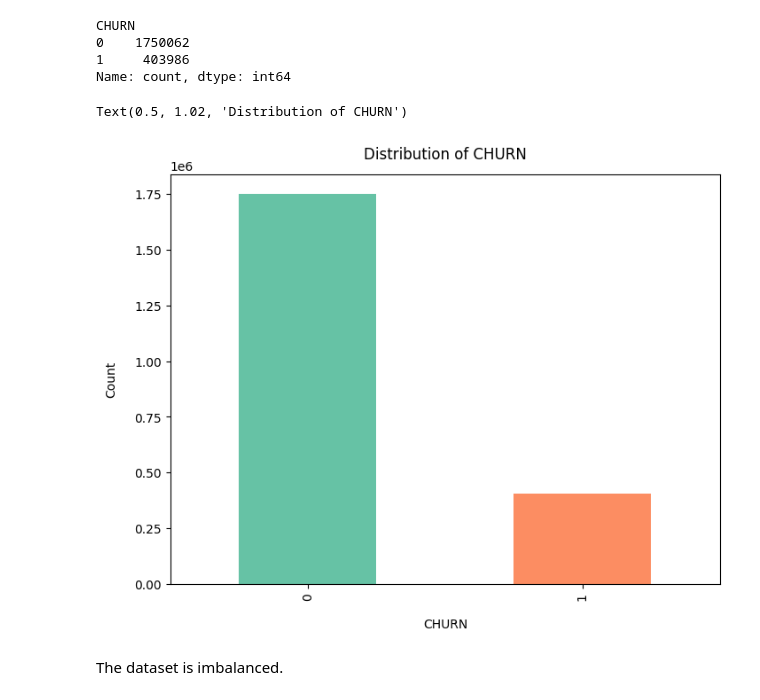
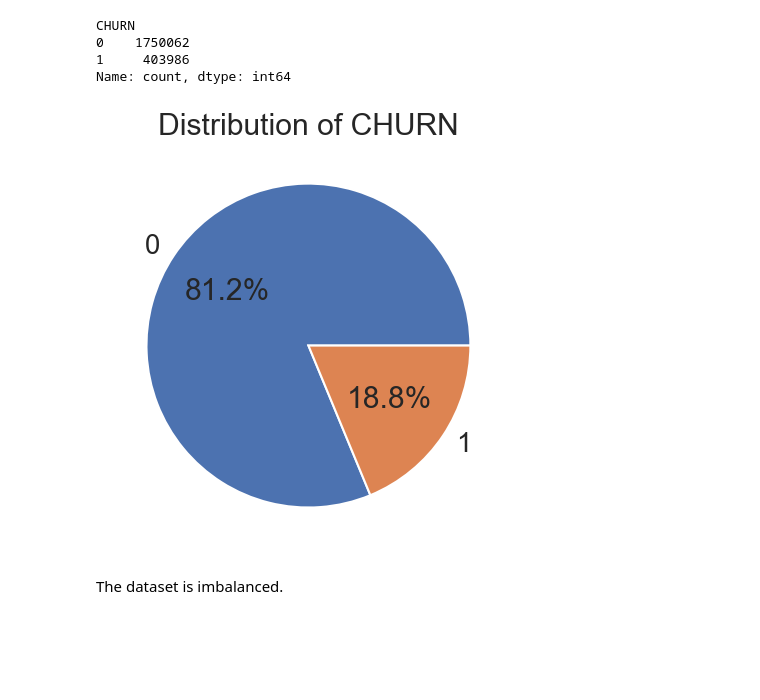
Before and after one commit to theraSara/AI7101-Project, a Jupyter notebook: notebooks/01_data-exploraton.ipynb, the cells around one changed output. Saved outputs shown, nothing was run; the diff lists cells and outputs as text; code cells hidden in the pictures; blank space fills up the shorter version.

```diff
--- a/notebooks/01_data-exploraton.ipynb
+++ b/notebooks/01_data-exploraton.ipynb
@@ -26,3 +25,5 @@ set_plot_theme(palette="Set2")
+# %%
+colors = set_plot_theme()
 # %%
 DATA_PATH = "../data/Train.csv"
 TARGET = "CHURN"
@@ -160,10 +161,9 @@ CHURN
 1     403986
 Name: count, dtype: int64
 # %%
-plot_distribution(df, TARGET)
+plot_distribution(df, TARGET, use_pie=True, colors=colors)
 # %% [output]
-Text(0.5, 1.02, 'Distribution of CHURN')
-[figure, old version]
+[figure, new version]
 # %% [markdown]
 The dataset is imbalanced.
 # %% [markdown]
```
Also changed, not shown: parts of 7 cells of this notebook, 15 other files.
